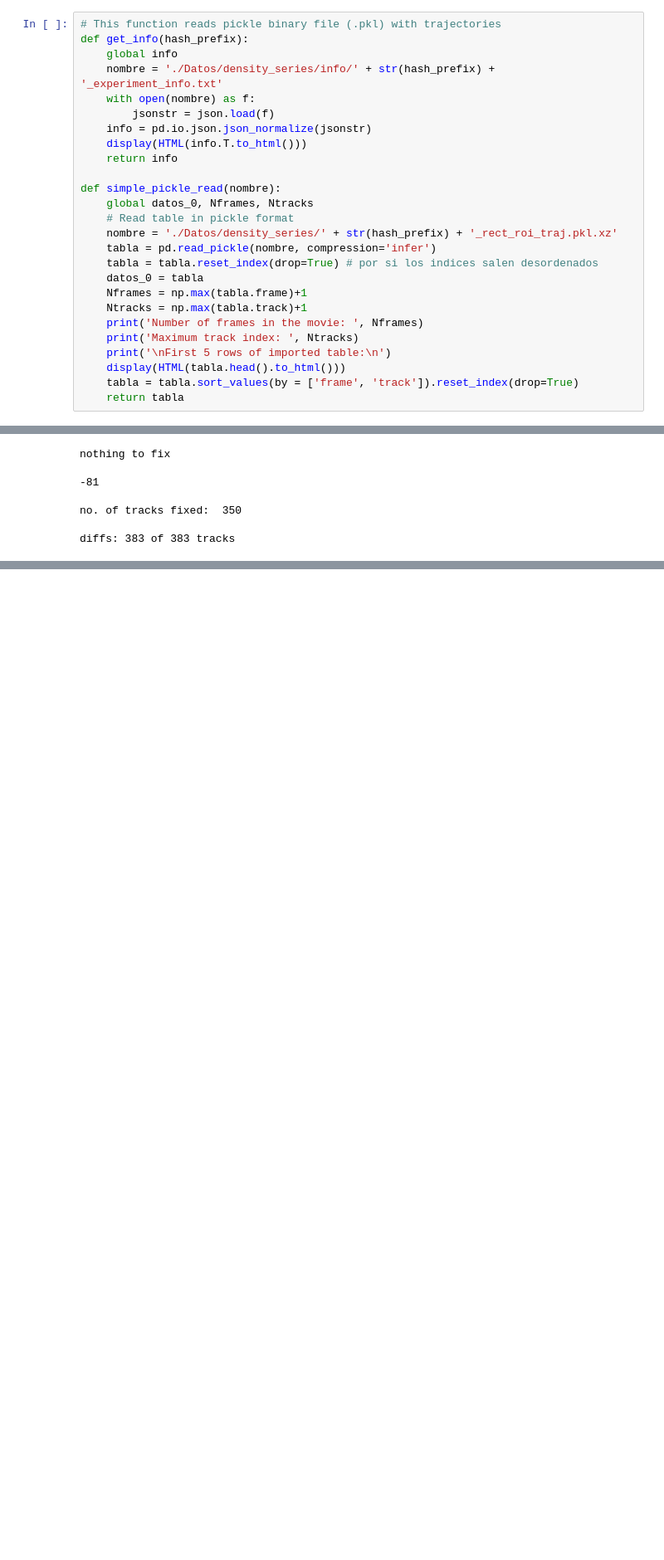
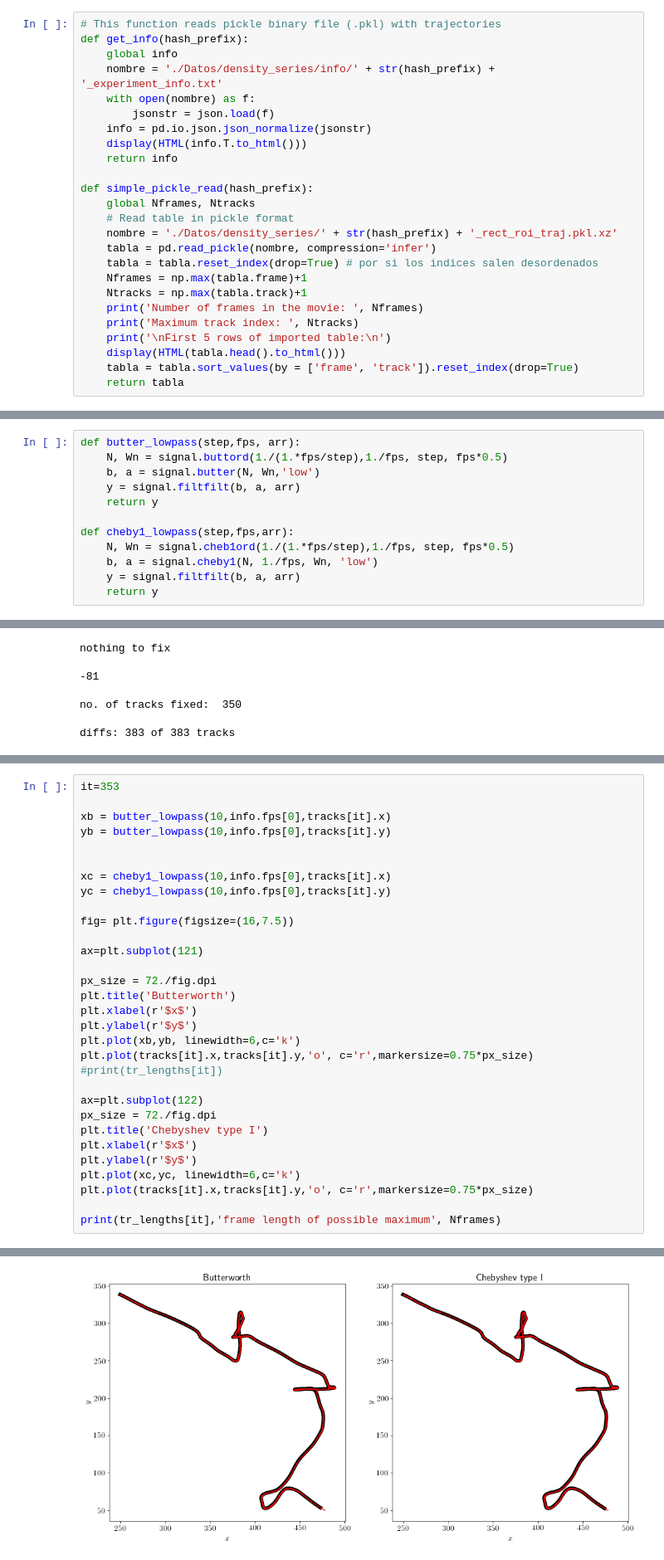
Before and after one commit to fvegar/Tracks, a Jupyter notebook: tracks_processing.ipynb, the cells around one changed output, grey strips where cells are left out. Shown at 83% size. Drawn from its saved outputs; the diff is of its cells as text; blank space fills up the shorter version.

```diff
--- a/tracks_processing.ipynb
+++ b/tracks_processing.ipynb
@@ -71,13 +96,12 @@ def get_info(hash_prefix):
     display(HTML(info.T.to_html()))
     return info
 
-def simple_pickle_read(nombre):
-    global datos_0, Nframes, Ntracks
+def simple_pickle_read(hash_prefix):
+    global Nframes, Ntracks
     # Read table in pickle format
     nombre = './Datos/density_series/' + str(hash_prefix) + '_rect_roi_traj.pkl.xz'
     tabla = pd.read_pickle(nombre, compression='infer')
     tabla = tabla.reset_index(drop=True) # por si los indices salen desordenados
-    datos_0 = tabla
     Nframes = np.max(tabla.frame)+1
     Ntracks = np.max(tabla.track)+1
     print('Number of frames in the movie: ', Nframes)
@@ -222,0 +264,12 @@ def grain(arr, step):
+# %%
+def butter_lowpass(step,fps, arr):
+    N, Wn = signal.buttord(1./(1.*fps/step),1./fps, step, fps*0.5)
+    b, a = signal.butter(N, Wn,'low')
+    y = signal.filtfilt(b, a, arr)
+    return y
+
+def cheby1_lowpass(step,fps,arr):
+    N, Wn = signal.cheb1ord(1./(1.*fps/step),1./fps, step, fps*0.5)
+    b, a = signal.cheby1(N, 1./fps, Wn, 'low')
+    y = signal.filtfilt(b, a, arr)
+    return y
@@ -354,0 +337,32 @@ for i in range(Ntracks):
+# %%
+it=353
+
+xb = butter_lowpass(10,info.fps[0],tracks[it].x)
+yb = butter_lowpass(10,info.fps[0],tracks[it].y)
+
+
+xc = cheby1_lowpass(10,info.fps[0],tracks[it].x)
+yc = cheby1_lowpass(10,info.fps[0],tracks[it].y)
+
+fig= plt.figure(figsize=(16,7.5))
+
+ax=plt.subplot(121)
+
+px_size = 72./fig.dpi
+plt.title('Butterworth')
+plt.xlabel(r'$x$')
+plt.ylabel(r'$y$')
+plt.plot(xb,yb, linewidth=6,c='k')
+plt.plot(tracks[it].x,tracks[it].y,'o', c='r',markersize=0.75*px_size)
+#print(tr_lengths[it])
+
+ax=plt.subplot(122)
+px_size = 72./fig.dpi
+plt.title('Chebyshev type I')
+plt.xlabel(r'$x$')
+plt.ylabel(r'$y$')
+plt.plot(xc,yc, linewidth=6,c='k')
+plt.plot(tracks[it].x,tracks[it].y,'o', c='r',markersize=0.75*px_size)
+
+print(tr_lengths[it],'frame length of possible maximum', Nframes)
+# %% [output]
@@ -354,0 +370 @@ for i in range(Ntracks):
+[figure, added]
```
Also changed, not shown: parts of 28 cells of this notebook.
